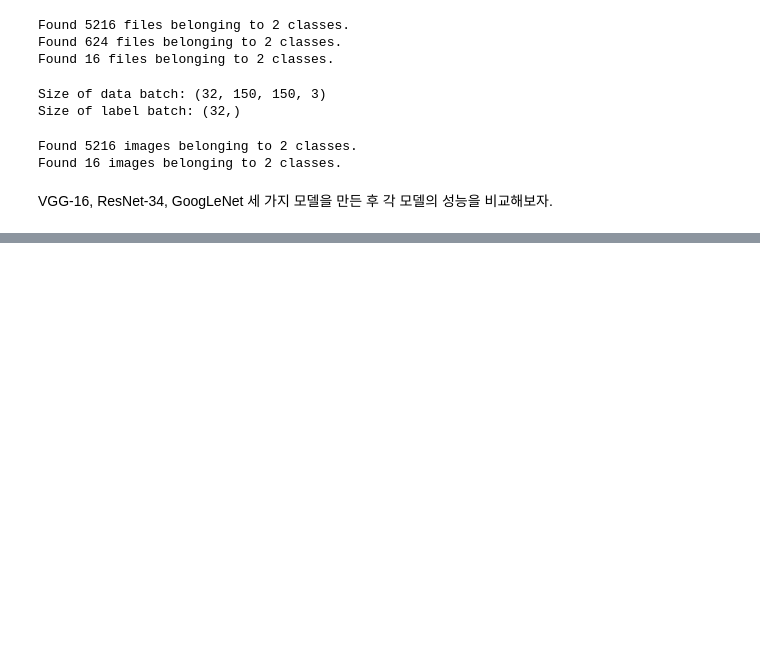
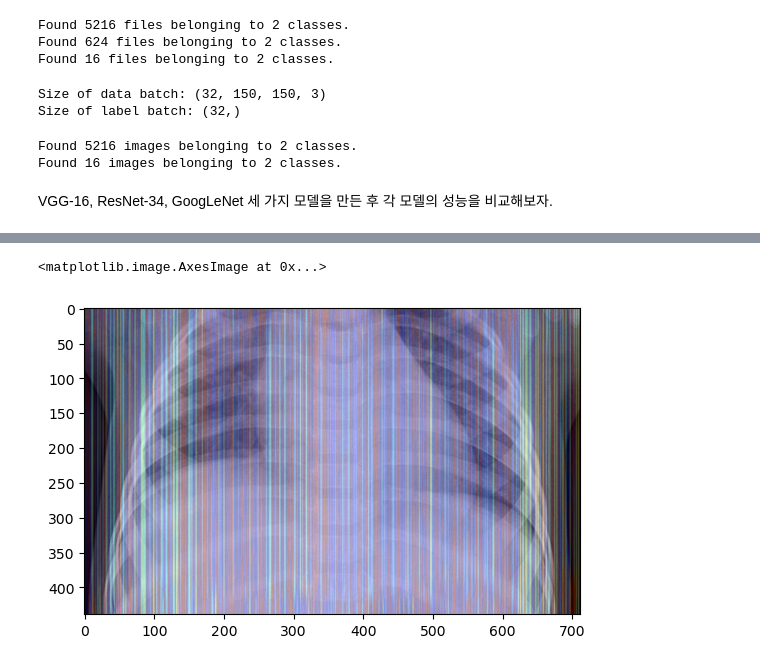
Before and after one commit to smg1945/AIFFEL_Exploration, a Jupyter notebook: Main_Quest_2/이하영_Chest_X-Ray_image_classification.ipynb, the cells around one changed output, grey strips where cells are left out. Cells and saved outputs as stored; diff of their text form; code cells hidden in the pictures; blank space fills up the shorter version.

Commit message:
main_quest_final

```diff
--- a/Main_Quest_2/이하영_Chest_X-Ray_image_classification.ipynb
+++ b/Main_Quest_2/이하영_Chest_X-Ray_image_classification.ipynb
@@ -305,0 +421,6 @@ WARNING:tensorflow:Can save best model only with val_loss available, skipping.
+# %%
+cam_img = cv2.imread('C:/Users/ZAKAR/Documents/GitHub/AIFFEL/Exploration/Main_Quest_2/pneumonia_cam.jpg')
+plt.imshow(cam_img)
+# %% [output]
+<matplotlib.image.AxesImage at 0x...>
+[figure, added]
```
Also changed, not shown: parts of 15 cells of this notebook, 8 other files.
